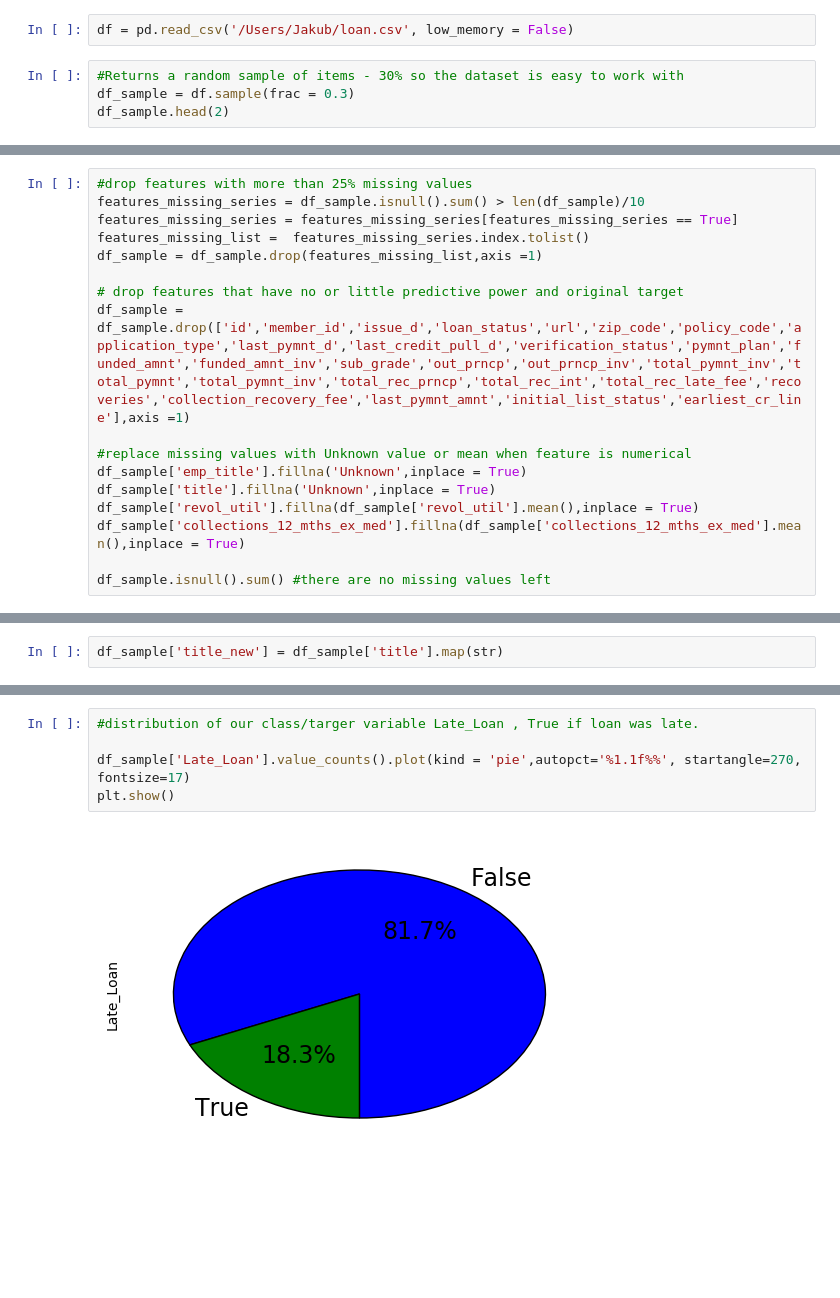
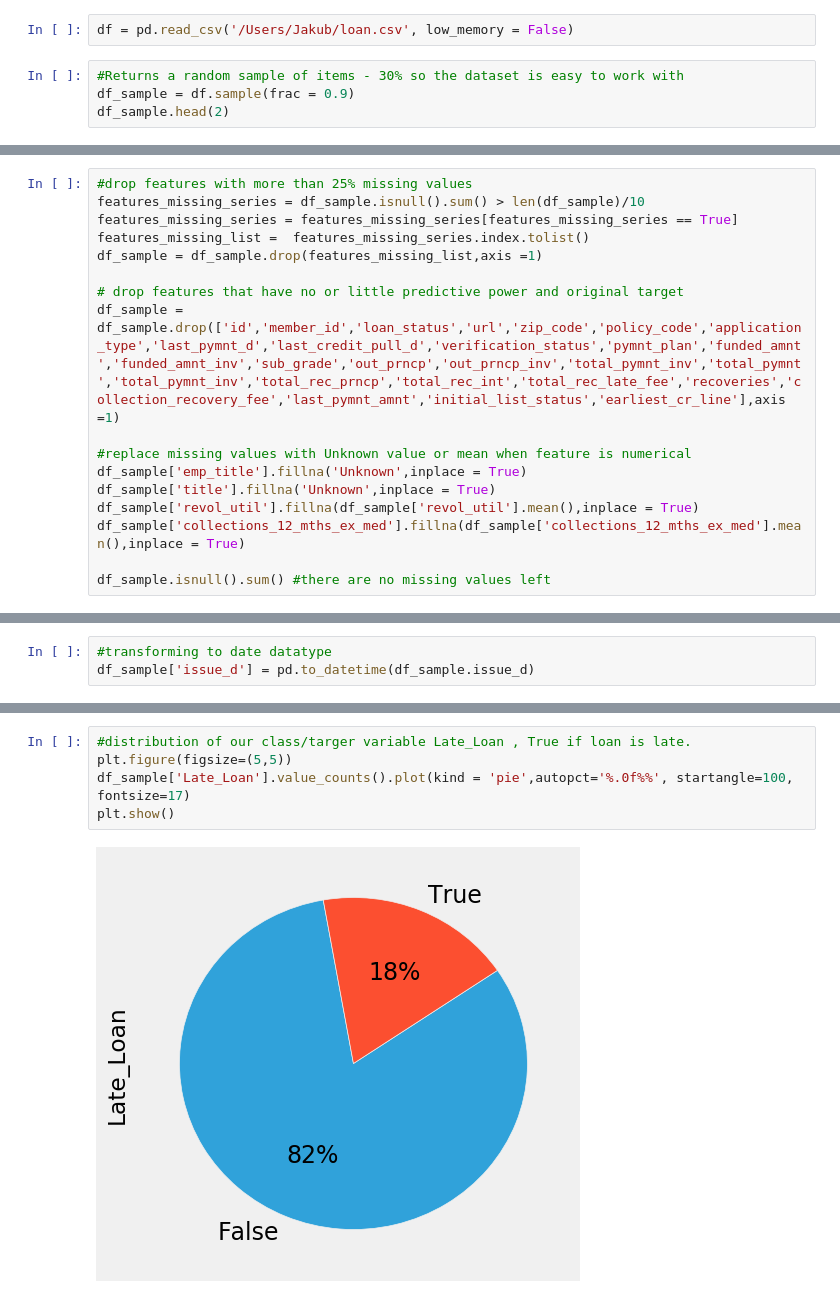
Before and after one commit to bowerboy/MIS-373-Adv-Data-Analytics-Project, a Jupyter notebook: Project.ipynb, the cells around one changed output, grey strips where cells are left out. Cells and saved outputs as stored; diff of their text form; blank space fills up the shorter version.

```diff
--- a/Project.ipynb
+++ b/Project.ipynb
@@ -8,7 +9,7 @@ from matplotlib import pyplot as plt
 df = pd.read_csv('/Users/Jakub/loan.csv', low_memory = False)
 # %%
 #Returns a random sample of items - 30% so the dataset is easy to work with
-df_sample = df.sample(frac = 0.3)
+df_sample = df.sample(frac = 0.9)
 df_sample.head(2)
 # %% [output]
 |  | id | member_id | loan_amnt | funded_amnt | funded_amnt_inv | term | int_rate | installment | grade | ... |
@@ -70,7 +71,7 @@ features_missing_list =  features_missing_series.index.tolist()
 df_sample = df_sample.drop(features_missing_list,axis =1)
 
 # drop features that have no or little predictive power and original target
-df_sample = df_sample.drop(['id','member_id','issue_d','loan_status','url','zip_code','policy_code','application_type','last_pymnt_d','last_credit_pull_d','verification_status','pymnt_plan','funded_amnt','funded_amnt_inv','sub_grade','out_prncp','out_prncp_inv','total_pymnt_inv','total_pymnt','total_pymnt_inv','total_rec_prncp','total_rec_int','total_rec_late_fee','recoveries','collection_recovery_fee','last_pymnt_amnt','initial_list_status','earliest_cr_line'],axis =1)
+df_sample = df_sample.drop(['id','member_id','loan_status','url','zip_code','policy_code','application_type','last_pymnt_d','last_credit_pull_d','verification_status','pymnt_plan','funded_amnt','funded_amnt_inv','sub_grade','out_prncp','out_prncp_inv','total_pymnt_inv','total_pymnt','total_pymnt_inv','total_rec_prncp','total_rec_int','total_rec_late_fee','recoveries','collection_recovery_fee','last_pymnt_amnt','initial_list_status','earliest_cr_line'],axis =1)
 
 #replace missing values with Unknown value or mean when feature is numerical
 df_sample['emp_title'].fillna('Unknown',inplace = True)
@@ -145,6 +146,7 @@ df_sample['emp_length_num'].value_counts()
 Name: emp_length_num, dtype: int64
-# %%
-df_sample['title_new'] = df_sample['title'].map(str)
+# %%
+#transforming to date datatype
+df_sample['issue_d'] = pd.to_datetime(df_sample.issue_d)
 # %%
 #datatypes of features
 # object = string ?
@@ -187,9 +190,9 @@ Index([u'term', u'grade', u'emp_title', u'home_ownership', u'purpose',
       dtype='object')
 Index([u'Late_Loan'], dtype='object')
 # %%
-#distribution of our class/targer variable Late_Loan , True if loan was late.
-
-df_sample['Late_Loan'].value_counts().plot(kind = 'pie',autopct='%1.1f%%', startangle=270, fontsize=17)
+#distribution of our class/targer variable Late_Loan , True if loan is late.
+plt.figure(figsize=(5,5))
+df_sample['Late_Loan'].value_counts().plot(kind = 'pie',autopct='%.0f%%', startangle=100, fontsize=17)
 plt.show()
 # %% [output]
-[figure, old version]
+[figure, new version]
```
Also changed, not shown: parts of 12 cells of this notebook.
